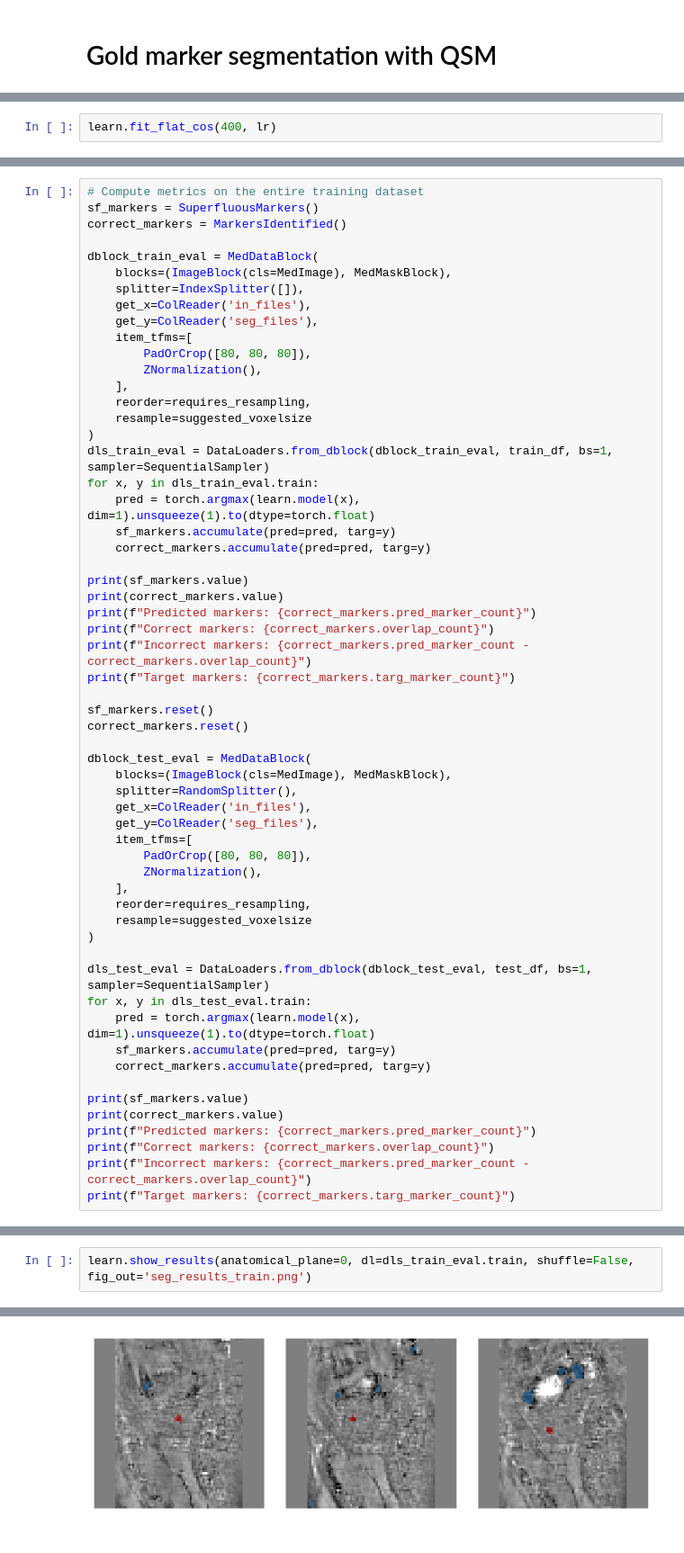
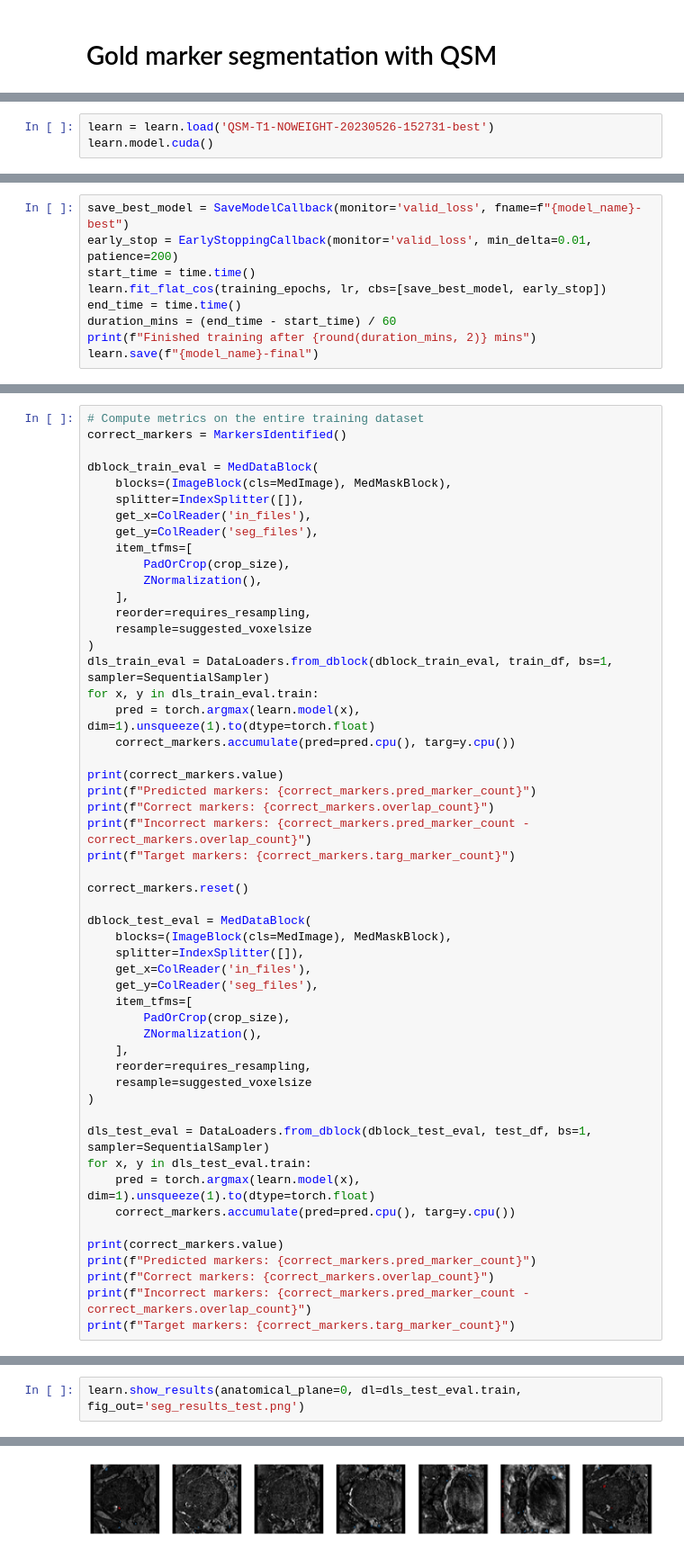
Before and after one commit to astewartau/prostate, a Jupyter notebook: 2_prostate.ipynb, the cells around one changed output, grey strips where cells are left out. Shown at 90% size. Drawn from its saved outputs; the diff is of its cells as text.

```diff
--- a/2_prostate.ipynb
+++ b/2_prostate.ipynb
@@ -336,2 +378,0 @@ RuntimeError: Error(s) in loading state_dict for UNet:
-# %%
-learn.fit_flat_cos(400, lr)
@@ -341,0 +387,3 @@ Path('models/prostate-model.pth')
+# %%
+learn = learn.load('QSM-T1-NOWEIGHT-20230526-152731-best')
+learn.model.cuda()
@@ -341,0 +408,9 @@ Path('models/prostate-model.pth')
+# %%
+save_best_model = SaveModelCallback(monitor='valid_loss', fname=f"{model_name}-best")
+early_stop = EarlyStoppingCallback(monitor='valid_loss', min_delta=0.01, patience=200)
+start_time = time.time()
+learn.fit_flat_cos(training_epochs, lr, cbs=[save_best_model, early_stop])
+end_time = time.time()
+duration_mins = (end_time - start_time) / 60
+print(f"Finished training after {round(duration_mins, 2)} mins")
+learn.save(f"{model_name}-final")
@@ -404,6 +440,5 @@ def show_results(x:MedImage, y:MedMask, samples, outs, ctxs=None, max_n=6, nrows
 # %%
 # Compute metrics on the entire training dataset
-sf_markers = SuperfluousMarkers()
 correct_markers = MarkersIdentified()
 
 dblock_train_eval = MedDataBlock(
@@ -412,7 +447,7 @@ dblock_train_eval = MedDataBlock(
     get_x=ColReader('in_files'),
     get_y=ColReader('seg_files'),
     item_tfms=[
-        PadOrCrop([80, 80, 80]),
+        PadOrCrop(crop_size),
         ZNormalization(),
     ],
     reorder=requires_resampling,
@@ -421,26 +456,23 @@ dblock_train_eval = MedDataBlock(
 dls_train_eval = DataLoaders.from_dblock(dblock_train_eval, train_df, bs=1, sampler=SequentialSampler)
 for x, y in dls_train_eval.train:
     pred = torch.argmax(learn.model(x), dim=1).unsqueeze(1).to(dtype=torch.float)
-    sf_markers.accumulate(pred=pred, targ=y)
-    correct_markers.accumulate(pred=pred, targ=y)
+    correct_markers.accumulate(pred=pred.cpu(), targ=y.cpu())
 
-print(sf_markers.value)
 print(correct_markers.value)
 print(f"Predicted markers: {correct_markers.pred_marker_count}")
 print(f"Correct markers: {correct_markers.overlap_count}")
 print(f"Incorrect markers: {correct_markers.pred_marker_count - correct_markers.overlap_count}")
 print(f"Target markers: {correct_markers.targ_marker_count}")
 
-sf_markers.reset()
 correct_markers.reset()
 
 dblock_test_eval = MedDataBlock(
     blocks=(ImageBlock(cls=MedImage), MedMaskBlock),
-    splitter=RandomSplitter(),
+    splitter=IndexSplitter([]),
     get_x=ColReader('in_files'),
     get_y=ColReader('seg_files'),
     item_tfms=[
-        PadOrCrop([80, 80, 80]),
+        PadOrCrop(crop_size),
         ZNormalization(),
     ],
     reorder=requires_resampling,
@@ -450,10 +482,8 @@ dblock_test_eval = MedDataBlock(
 dls_test_eval = DataLoaders.from_dblock(dblock_test_eval, test_df, bs=1, sampler=SequentialSampler)
 for x, y in dls_test_eval.train:
     pred = torch.argmax(learn.model(x), dim=1).unsqueeze(1).to(dtype=torch.float)
-    sf_markers.accumulate(pred=pred, targ=y)
-    correct_markers.accumulate(pred=pred, targ=y)
+    correct_markers.accumulate(pred=pred.cpu(), targ=y.cpu())
 
-print(sf_markers.value)
 print(correct_markers.value)
 print(f"Predicted markers: {correct_markers.pred_marker_count}")
 print(f"Correct markers: {correct_markers.overlap_count}")
@@ -553,3 +522,3 @@ Text(0.5, 1.0, 'FMs identified and Dice Scores (with QSM only)')
 # %%
-learn.show_results(anatomical_plane=0, dl=dls_train_eval.train, shuffle=False, fig_out='seg_results_train.png')
+learn.show_results(anatomical_plane=0, dl=dls_test_eval.train, fig_out='seg_results_test.png')
 # %% [output]
@@ -559 +526 @@ PRED
-[figure, old version]
+[figure, new version]
```
Also changed, not shown: parts of 47 cells of this notebook, 6 other files.
